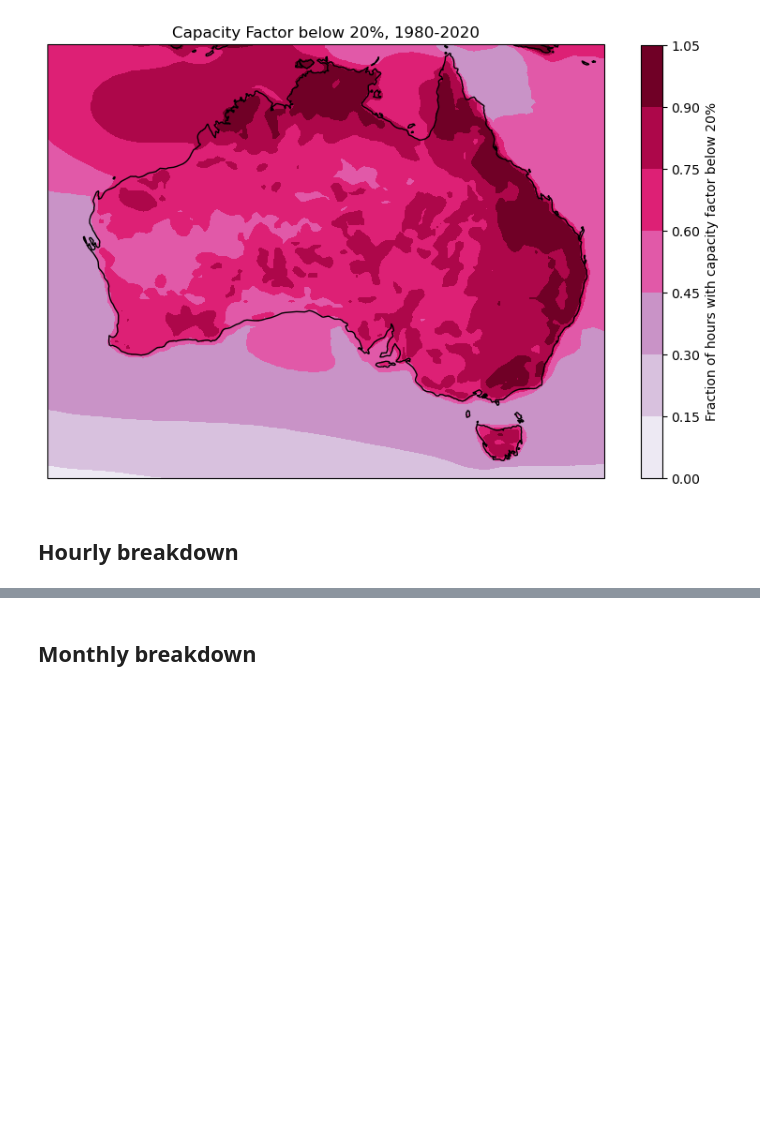
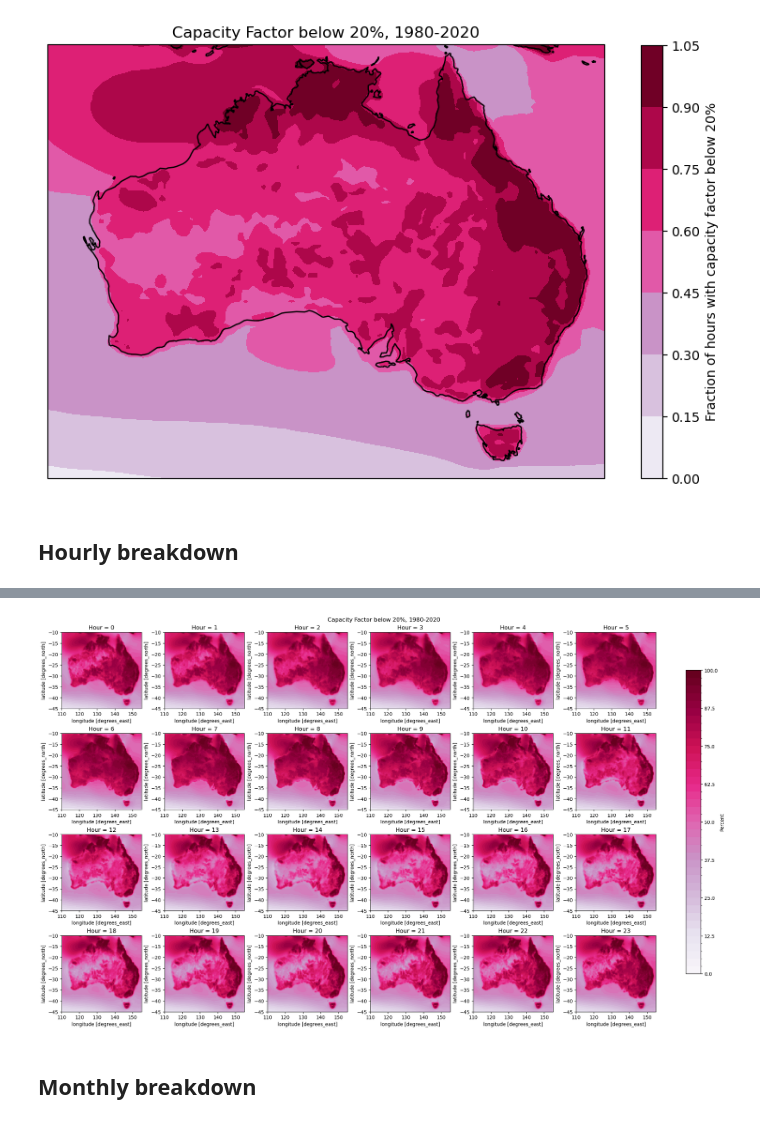
Before and after one commit to 21centuryweather/GC26_energy_synoptics, a Jupyter notebook: dev/wind_drought/wind_capacity_factor_analysis.ipynb, the cells around one changed output, grey strips where cells are left out. Cells and saved outputs as stored; diff of their text form; code cells hidden in the pictures; blank space fills up the shorter version.

```diff
--- a/dev/wind_drought/wind_capacity_factor_analysis.ipynb
+++ b/dev/wind_drought/wind_capacity_factor_analysis.ipynb
@@ -243,3 +240,50 @@ fig_below_10_percent.savefig(OUTPUT_DIR + f'capacity_factor_below_10percent_hour
+# %%
+threshold = 20
+
+# Check which hours they occur most often in
+cf_below_20_percent_frac_hourly = {}
+for hour, cf_ds_hour in cf_ds['capacity_factor'].groupby('time.hour'):
+    # Find instances where cf is below threshold #
+    cf_below_20_percent = np.less(cf_ds_hour, threshold/100)
+
+    # Count instances where cf below threshold #
+    cf_below_20_percent_count = np.sum(cf_below_20_percent, axis=0)
+
+    # Count fraction of hours where cf below threshold #
+    num_records_per_grid = cf_ds_hour.count(dim='time')
+    cf_below_20_percent_frac_hourly[hour] = cf_below_20_percent_count / num_records_per_grid
+
+
+# Plotting #
+# Below 20% Map #
+levels = np.linspace(0, 100, 41)
+
+fig, axes = plt.subplots(4, 6, figsize=(20, 12), constrained_layout=True)
+axes = axes.flatten()
+
+mappable = None
+
+for i, hour in enumerate(cf_below_20_percent_frac_hourly.keys()):
+    ds_i_clim = cf_below_20_percent_frac_hourly[hour] * 100
+
+    ax = axes[i]
+    mappable = ds_i_clim.plot.contourf(
+        ax=ax,
+        levels=levels,
+        cmap="PuRd",
+        vmin=0,
+        vmax=100,
+        add_colorbar=False
+    )
+    ax.set_title(f'Hour = {hour}')
+
+fig.colorbar(mappable, ax=axes, shrink=0.8, label="Percent")
+
+
+fig.suptitle(f"Capacity Factor below {threshold}%, {START_YEAR}-{END_YEAR}")
+fig.savefig(OUTPUT_DIR + f'capacity_factor_below_{threshold}percent_hours_hourly_{START_YEAR}_{END_YEAR}.pdf', dpi=600)
+# %% [output]
+[figure, added]
 # %% [markdown]
 ## Monthly breakdown
 # %%
```
Also changed, not shown: parts of 11 cells of this notebook.
